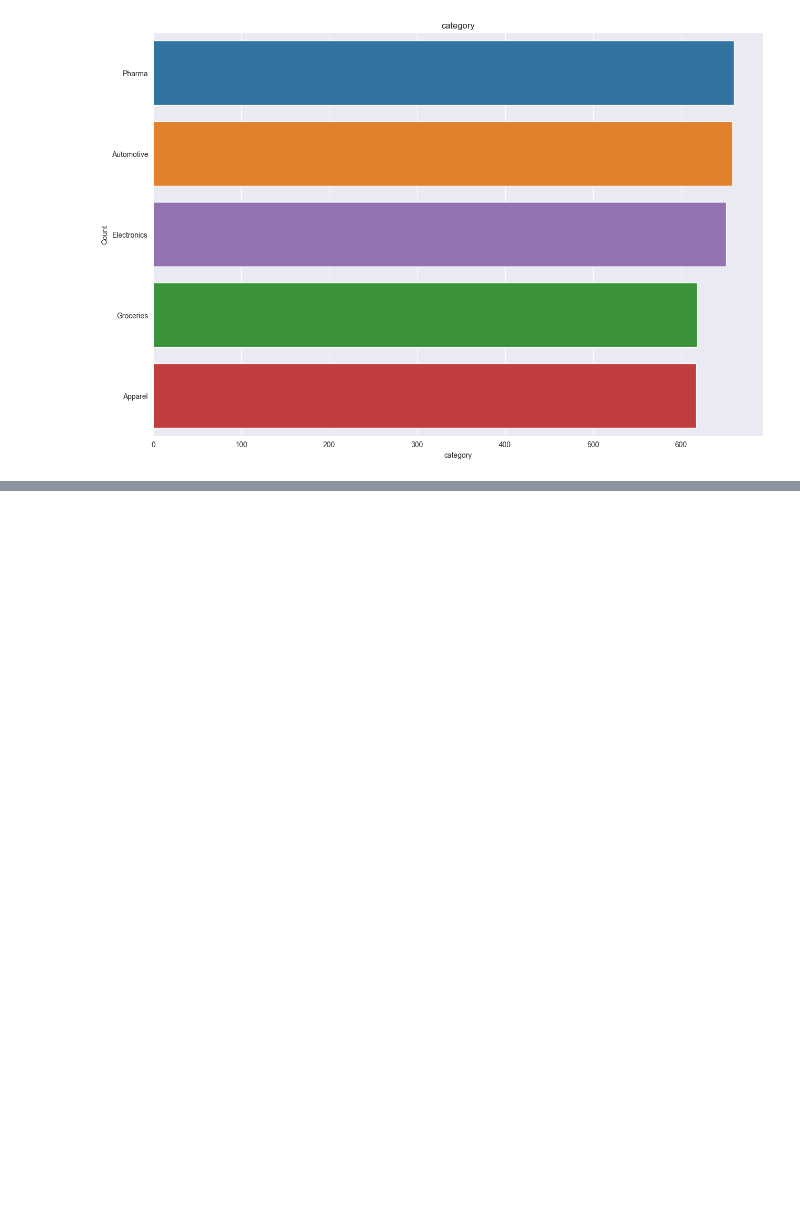
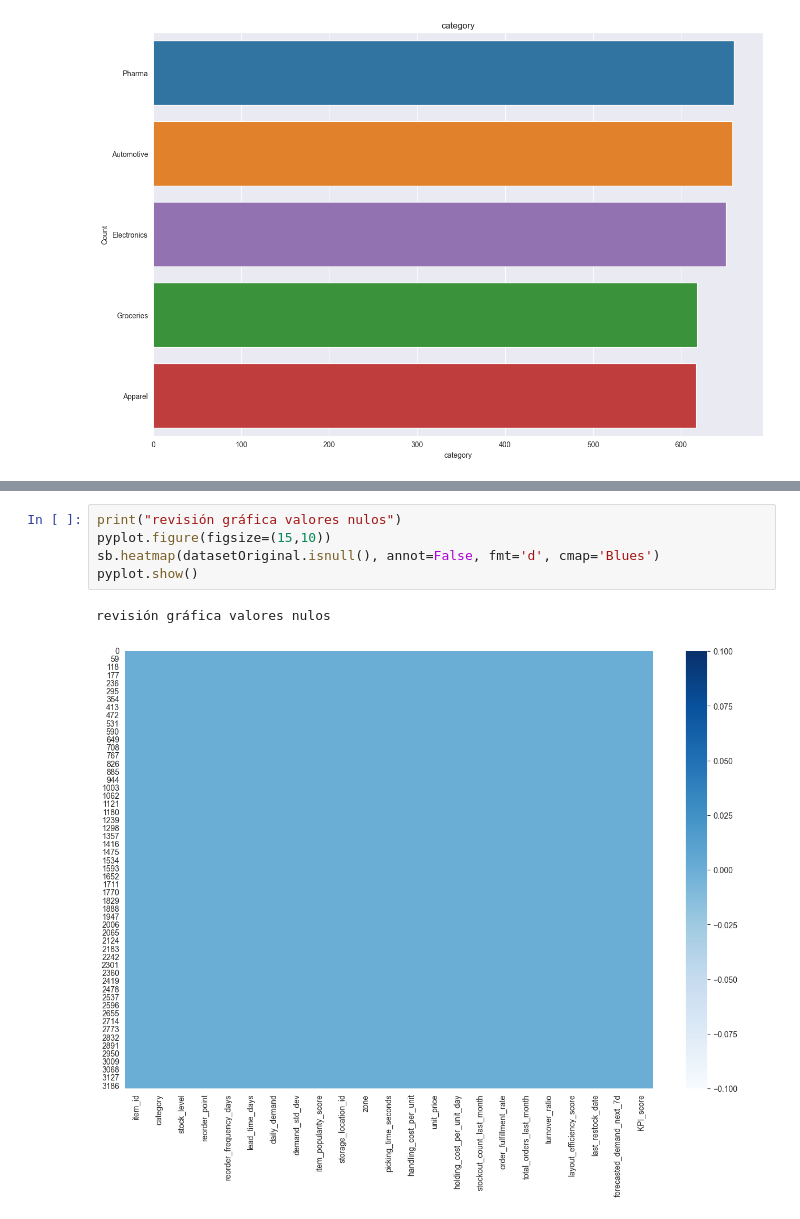
Before and after one commit to Fritz1304/Modelos_Analiticos, a Jupyter notebook: notebook.ipynb, the cells around one changed output, grey strips where cells are left out. Drawn from its saved outputs; the diff is of its cells as text; blank space fills up the shorter version.

```diff
--- a/notebook.ipynb
+++ b/notebook.ipynb
@@ -127,0 +235,8 @@ INTERPRETACION DE LAS DISTRIBUCIONES DE LAS VARIABLES CATEGORICAS
+# %%
+print("revisión gráfica valores nulos")
+pyplot.figure(figsize=(15,10))
+sb.heatmap(datasetOriginal.isnull(), annot=False, fmt='d', cmap='Blues')
+pyplot.show()
+# %% [output]
+revisión gráfica valores nulos
+[figure, added]
```
Also changed, not shown: parts of 11 cells of this notebook.
